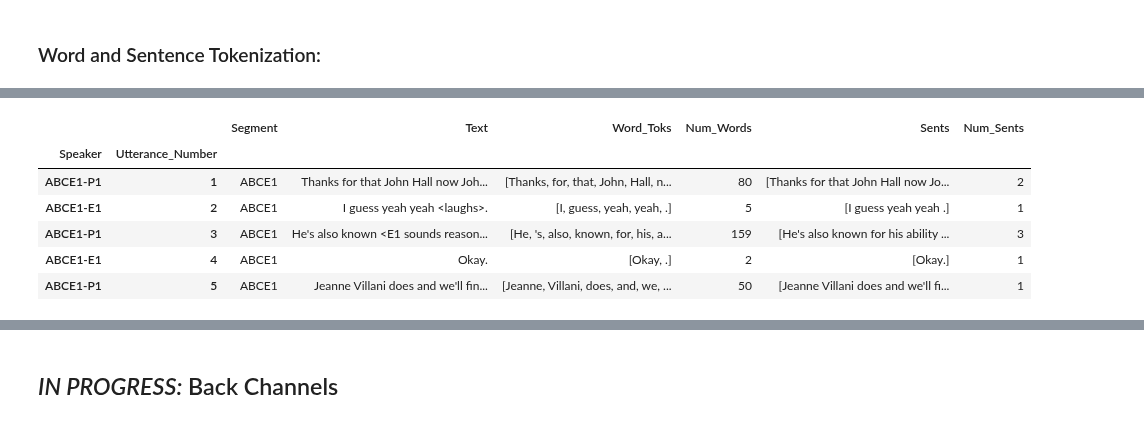
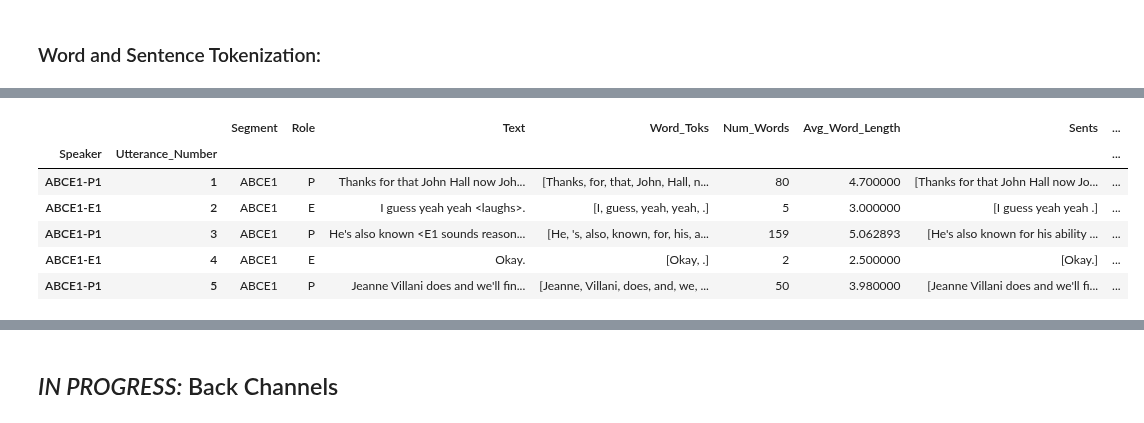
Before and after one commit to Data-Science-for-Linguists/Discourse-Analysis-ART-Corpus, a Jupyter notebook: process-art-corpus.ipynb, the cells around one changed output, grey strips where cells are left out. Drawn from its saved outputs; the diff is of its cells as text; code cells hidden in the pictures.

Commit message:
word/sent info added to art_df, add role column too

```diff
--- a/process-art-corpus.ipynb
+++ b/process-art-corpus.ipynb
@@ -485,7 +486,8 @@ for fid in files[:10]:
                 uniq_id = seg+'-'+speaker[1:-1]   # ex: ABCE1-C1
                 (seg, role, gender, name) = speaker_dict[uniq_id]
             utterance_num += 1
-            art_list.append((uniq_id, utterance_num, seg, utterance))
+#             art_list.append((uniq_id, utterance_num, seg, utterance))
+            art_list.append((uniq_id, utterance_num, seg, role, utterance))
         else:
             #print('***'+l)    # {program advert}. What to do with these?
             pass
@@ -544,6 +547,6 @@ array([['ABCE1-P1', '1', 'ABCE1',
       dtype='<U2554')
 # %%
-art_df = pd.DataFrame(columns=['Speaker', 'Utterance_Number', 'Segment', 'Text'], data=art_array)
+art_df = pd.DataFrame(columns=['Speaker', 'Utterance_Number', 'Segment', 'Role', 'Text'], data=art_array)
 art_df.head()
 art_df.tail()
 # %% [output]
@@ -845,7 +852,7 @@ word_toks = []
 sents = []
 
 for x in art_list[:2]:
-    line = x[3]
+    line = x[4]
     print(line)
 
     line = re.sub(r' <.*?>','',line)
@@ -877,27 +884,54 @@ word_toks = []
 sents = []
 num_words = []
 num_sents = []
+avg_word_len = []
 
 for x in art_list:
-    line = x[3]
+    word_len=0
 
+    line = x[4]
+
+    # regular expressions
     line = re.sub(r'<.*?>','',line)
     line = re.sub(r'{.*?}','',line) # for now, removing all spelling corrections
 
+    # tokenizing and calculating the length
     word_toks_1 = nltk.word_tokenize(line)
     sents_1 = nltk.sent_tokenize(line)
     num_words_1 = len(word_toks_1)
     num_sents_1 = len(sents_1)
 
+    # finding the average word length for the line
+    for word in word_toks_1:
+        word_len+=len(word)
+
+        # average word length for the line
+    avg_word_len.append(word_len/num_words_1)
+
+    # appending to the lists of word tokens, sentences, and number of words
     word_toks.append(word_toks_1)
     sents.append(sents_1)
     num_words.append(num_words_1)
     num_sents.append(num_sents_1)
 
-
+# checking the lists
+print("Word Tokens:")
 word_toks[:5]
 len(word_toks)
 
-sents[:5]
+print("\nNumber of Words:")
+num_words[:5]
+len(num_words)
+
+print("\nAverage Word Length:")
+avg_word_len[:10]
+len(avg_word_len)
+
+print("\nSentences:")
+sents[:20]
 len(sents)
+
+print("\nNumber of Sentences:")
+num_sents[:20]
+len(num_sents)
 # %% [output]
@@ -921,15 +969,18 @@ art_df.head()
 # %%
+# Adding Data Frame columns:
+
 art_df["Word_Toks"] = word_toks
 art_df["Num_Words"] = num_words
+art_df["Avg_Word_Length"] = avg_word_len
 art_df["Sents"] = sents
 art_df["Num_Sents"] = num_sents
 art_df.head()
 art_df.tail()
 # %% [output]
-|  |  | Segment | Text | Word_Toks | Num_Words | Sents | Num_Sents |
-| Speaker | Utterance_Number |  |  |  |  |  |  |
-| ABCE1-P1 | 1 | ABCE1 | Thanks for that John Hall now Joh... | [Thanks, for, that, John, Hall, n... | 80 | [Thanks for that John Hall now Jo... | 2 |
-| ABCE1-E1 | 2 | ABCE1 | I guess yeah yeah <laughs>. | [I, guess, yeah, yeah, .] | 5 | [I guess yeah yeah .] | 1 |
-| ABCE1-P1 | 3 | ABCE1 | He's also known <E1 sounds reason... | [He, 's, also, known, for, his, a... | 159 | [He's also known for his ability ... | 3 |
-| ABCE1-E1 | 4 | ABCE1 | Okay. | [Okay, .] | 2 | [Okay.] | 1 |
-| ABCE1-P1 | 5 | ABCE1 | Jeanne Villani does and we'll fin... | [Jeanne, Villani, does, and, we, ... | 50 | [Jeanne Villani does and we'll fi... | 1 |
+|  |  | Segment | Role | Text | Word_Toks | Num_Words | Avg_Word_Length | Sents | ... |
+| Speaker | Utterance_Number |  |  |  |  |  |  |  | ... |
+| ABCE1-P1 | 1 | ABCE1 | P | Thanks for that John Hall now Joh... | [Thanks, for, that, John, Hall, n... | 80 | 4.700000 | [Thanks for that John Hall now Jo... | ... |
+| ABCE1-E1 | 2 | ABCE1 | E | I guess yeah yeah <laughs>. | [I, guess, yeah, yeah, .] | 5 | 3.000000 | [I guess yeah yeah .] | ... |
+| ABCE1-P1 | 3 | ABCE1 | P | He's also known <E1 sounds reason... | [He, 's, also, known, for, his, a... | 159 | 5.062893 | [He's also known for his ability ... | ... |
+| ABCE1-E1 | 4 | ABCE1 | E | Okay. | [Okay, .] | 2 | 2.500000 | [Okay.] | ... |
+| ABCE1-P1 | 5 | ABCE1 | P | Jeanne Villani does and we'll fin... | [Jeanne, Villani, does, and, we, ... | 50 | 3.980000 | [Jeanne Villani does and we'll fi... | ... |
```
Also changed, not shown: parts of 15 cells of this notebook, 1 other file.
